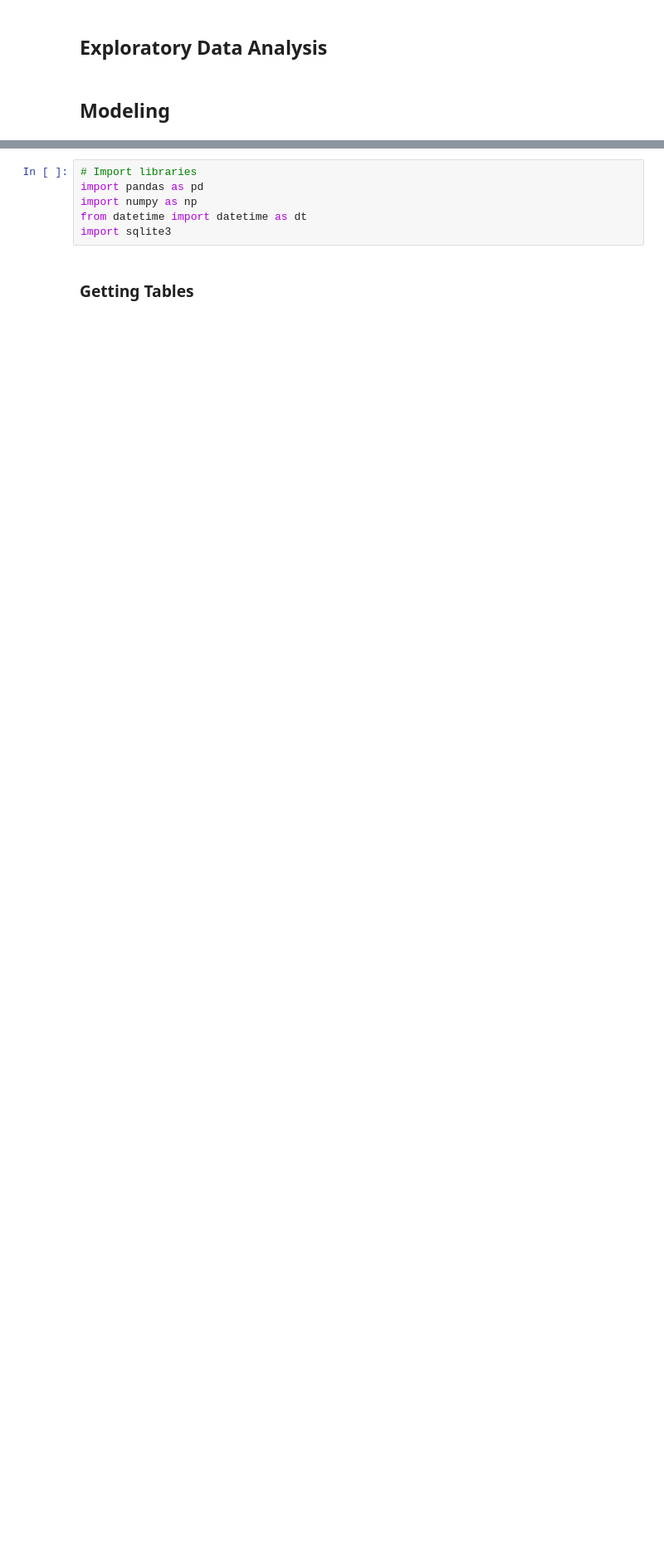
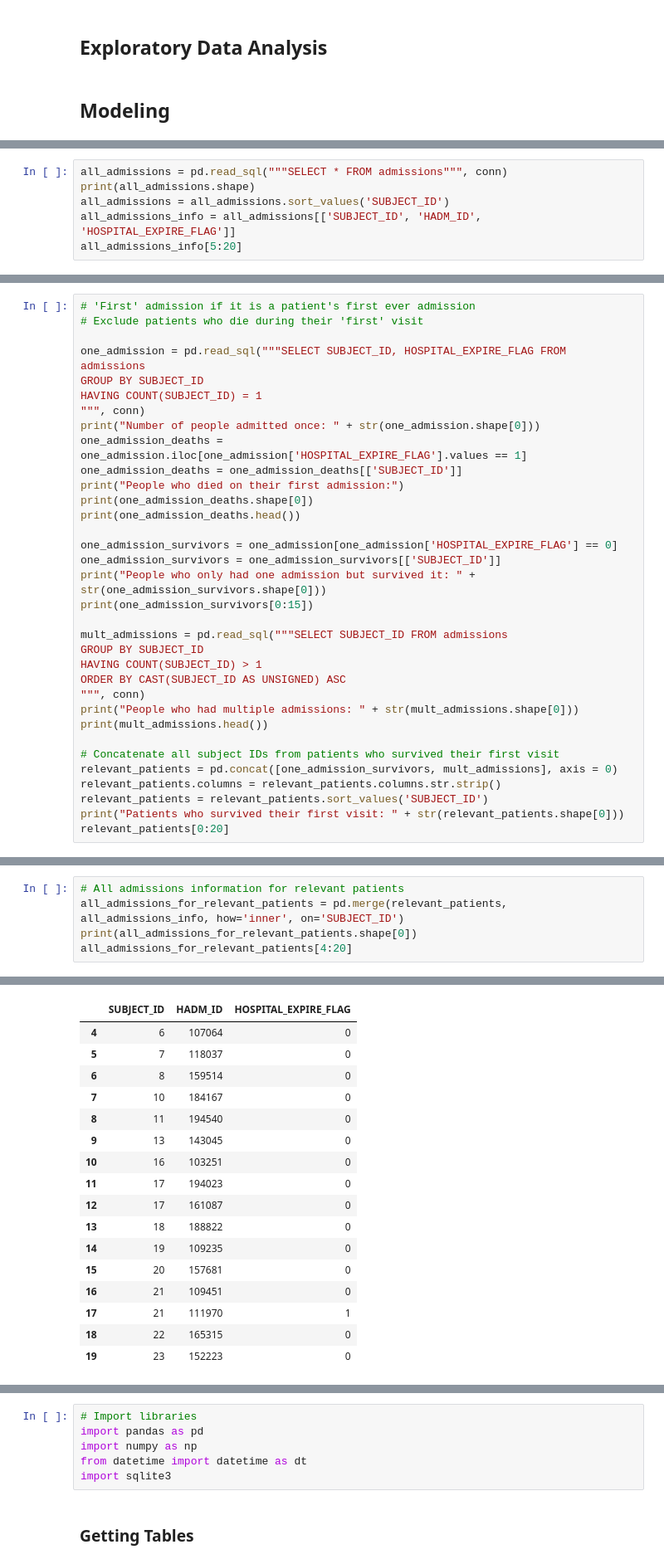
Before and after one commit to kevinmchu/BME590Final, a Jupyter notebook: Process Book.ipynb, the cells around one changed output, grey strips where cells are left out. Shown at 83% size. Saved outputs shown, nothing was run; the diff lists cells and outputs as text; blank space fills up the shorter version.

```diff
--- a/Process Book.ipynb
+++ b/Process Book.ipynb
@@ -14,0 +59,6 @@ This sort of algorithm implemented in a hospital setting has great potential to
+# %%
+all_admissions = pd.read_sql("""SELECT * FROM admissions""", conn)
+print(all_admissions.shape)
+all_admissions = all_admissions.sort_values('SUBJECT_ID')
+all_admissions_info = all_admissions[['SUBJECT_ID', 'HADM_ID', 'HOSPITAL_EXPIRE_FLAG']]
+all_admissions_info[5:20]
@@ -14,0 +83,34 @@ This sort of algorithm implemented in a hospital setting has great potential to
+# %%
+# 'First' admission if it is a patient's first ever admission
+# Exclude patients who die during their 'first' visit
+
+one_admission = pd.read_sql("""SELECT SUBJECT_ID, HOSPITAL_EXPIRE_FLAG FROM admissions
+GROUP BY SUBJECT_ID
+HAVING COUNT(SUBJECT_ID) = 1
+""", conn)
+print("Number of people admitted once: " + str(one_admission.shape[0]))
+one_admission_deaths = one_admission.iloc[one_admission['HOSPITAL_EXPIRE_FLAG'].values == 1]
+one_admission_deaths = one_admission_deaths[['SUBJECT_ID']]
+print("People who died on their first admission:")
+print(one_admission_deaths.shape[0])
+print(one_admission_deaths.head())
+
+one_admission_survivors = one_admission[one_admission['HOSPITAL_EXPIRE_FLAG'] == 0]
+one_admission_survivors = one_admission_survivors[['SUBJECT_ID']]
+print("People who only had one admission but survived it: " + str(one_admission_survivors.shape[0]))
+print(one_admission_survivors[0:15])
+
+mult_admissions = pd.read_sql("""SELECT SUBJECT_ID FROM admissions
+GROUP BY SUBJECT_ID
+HAVING COUNT(SUBJECT_ID) > 1
+ORDER BY CAST(SUBJECT_ID AS UNSIGNED) ASC
+""", conn)
+print("People who had multiple admissions: " + str(mult_admissions.shape[0]))
+print(mult_admissions.head())
+
+# Concatenate all subject IDs from patients who survived their first visit
+relevant_patients = pd.concat([one_admission_survivors, mult_admissions], axis = 0)
+relevant_patients.columns = relevant_patients.columns.str.strip()
+relevant_patients = relevant_patients.sort_values('SUBJECT_ID')
+print("Patients who survived their first visit: " + str(relevant_patients.shape[0]))
+relevant_patients[0:20]
@@ -14,0 +152,6 @@ This sort of algorithm implemented in a hospital setting has great potential to
+# %%
+# All admissions information for relevant patients
+all_admissions_for_relevant_patients = pd.merge(relevant_patients, all_admissions_info, how='inner', on='SUBJECT_ID')
+print(all_admissions_for_relevant_patients.shape[0])
+all_admissions_for_relevant_patients[4:20]
+# %% [output]
@@ -14,0 +159,17 @@ This sort of algorithm implemented in a hospital setting has great potential to
+|  | SUBJECT_ID | HADM_ID | HOSPITAL_EXPIRE_FLAG |
+| 4 | 6 | 107064 | 0 |
+| 5 | 7 | 118037 | 0 |
+| 6 | 8 | 159514 | 0 |
+| 7 | 10 | 184167 | 0 |
+| 8 | 11 | 194540 | 0 |
+| 9 | 13 | 143045 | 0 |
+| 10 | 16 | 103251 | 0 |
+| 11 | 17 | 194023 | 0 |
+| 12 | 17 | 161087 | 0 |
+| 13 | 18 | 188822 | 0 |
+| 14 | 19 | 109235 | 0 |
+| 15 | 20 | 157681 | 0 |
+| 16 | 21 | 109451 | 0 |
+| 17 | 21 | 111970 | 1 |
+| 18 | 22 | 165315 | 0 |
+| 19 | 23 | 152223 | 0 |
```
Also changed, not shown: parts of 19 cells of this notebook.
